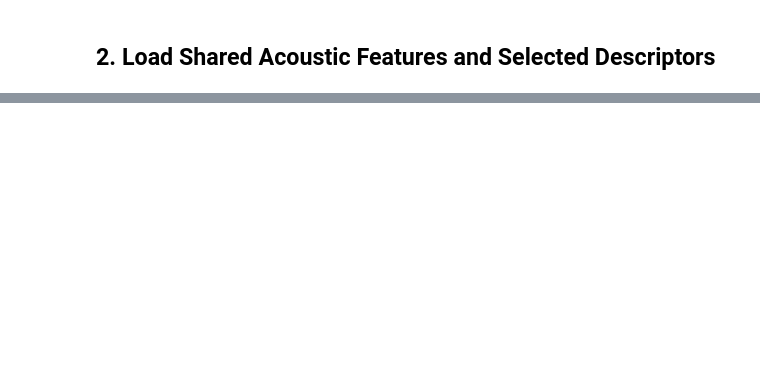
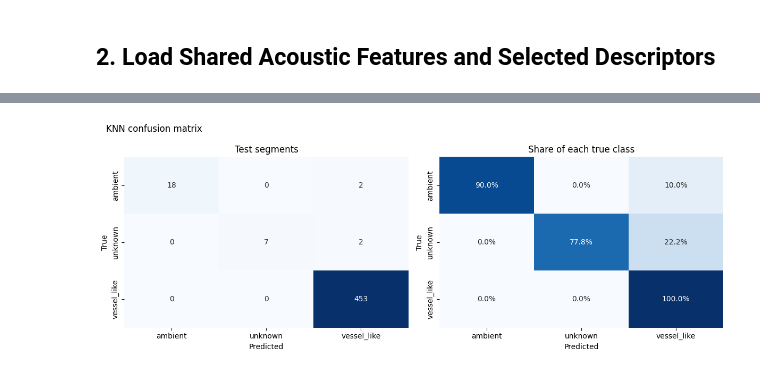
Before and after one commit to TheVantaDev/ML_CP, a Jupyter notebook: 01_person1_lr_and_knn/knn.ipynb, the cells around one changed output, grey strips where cells are left out. Saved outputs shown, nothing was run; the diff lists cells and outputs as text; code cells hidden in the pictures; blank space fills up the shorter version.

```diff
--- a/01_person1_lr_and_knn/knn.ipynb
+++ b/01_person1_lr_and_knn/knn.ipynb
@@ -53,21 +68,2 @@ print(f"Configured notebook for {ALGO_NAME} ({FILE_SLUG}).")
 # %% [markdown]
 ## 2. Load Shared Acoustic Features and Selected Descriptors
-# %%
-parq_path = Path("../data/features/features.parquet")
-csv_path  = Path("../data/features/features.csv")
-sel_path  = Path("../data/features/selected_features.json")
-
-df = pd.read_parquet(parq_path) if parq_path.exists() else pd.read_csv(csv_path)
-
-if sel_path.exists():
-    with open(sel_path) as f:
-        raw_sel = json.load(f)
-        feature_cols = raw_sel["selected_features"] if isinstance(raw_sel, dict) and "selected_features" in raw_sel else raw_sel
-    print(f"Loaded {len(feature_cols)} selected features.")
-else:
-    NON_FEATURE_COLS = {"clip_id", "source_clip_id", "label", "split", "start_sec", "end_sec", "is_poor_quality"}
-    feature_cols = [c for c in df.columns if c not in NON_FEATURE_COLS]
-    print(f"Using {len(feature_cols)} features.")
-
-print(f"Total samples: {len(df)}")
-print(f"Class distribution:\n{df['label'].value_counts()}")
@@ -197,0 +451,20 @@ if y_prob is not None:
+# %%
+# Confusion matrix
+cm = confusion_matrix(y_test, test_pred, labels=list(range(len(classes))))
+fig, axes = plt.subplots(1, 2, figsize=(12, 4.5))
+sns.heatmap(cm, annot=True, fmt="d", cmap="Blues", cbar=False, xticklabels=classes, yticklabels=classes, ax=axes[0])
+axes[0].set_title("Test segments")
+axes[0].set_xlabel("Predicted")
+axes[0].set_ylabel("True")
+cm_norm = cm / cm.sum(axis=1, keepdims=True)
+sns.heatmap(cm_norm, annot=True, fmt=".1%", cmap="Blues", vmin=0, vmax=1, cbar=False, xticklabels=classes, yticklabels=classes, ax=axes[1])
+axes[1].set_title("Share of each true class")
+axes[1].set_xlabel("Predicted")
+axes[1].set_ylabel("True")
+fig.suptitle("KNN confusion matrix", x=0.02, ha="left")
+fig.tight_layout()
+fig.savefig("plots/confusion_matrix_knn.png", dpi=200, bbox_inches="tight")
+plt.show()
+plt.close(fig)
+# %% [output]
+[figure, added]
```
Also changed, not shown: parts of 30 cells of this notebook, 34 other files.
